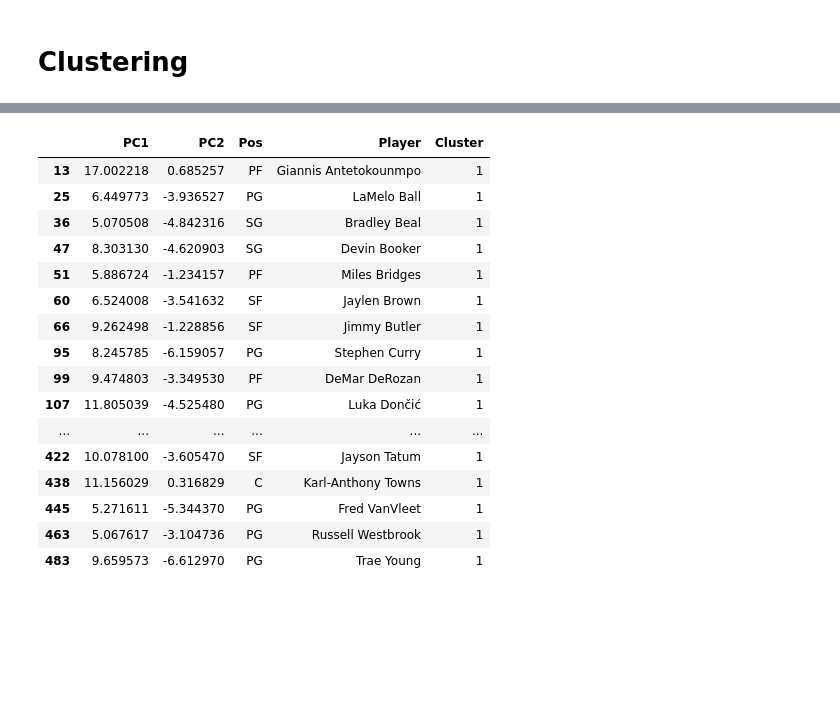
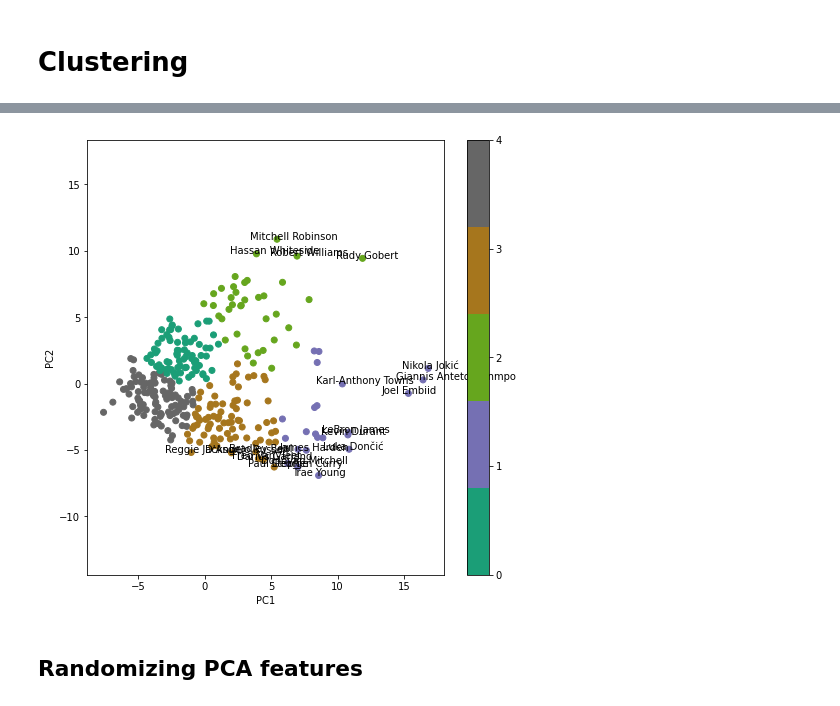
Before and after one commit to mibrahimfm/NBA-analysis, a Jupyter notebook: PlayerDimensionality.ipynb, the cells around one changed output, grey strips where cells are left out. Drawn from its saved outputs; the diff is of its cells as text; code cells hidden in the pictures; blank space fills up the shorter version.

Commit message:
Adding random PCA

```diff
--- a/PlayerDimensionality.ipynb
+++ b/PlayerDimensionality.ipynb
@@ -86,20 +83,15 @@ plt.show()
-# %%
-finalDf[finalDf["Cluster"] == 1]
-# %% [output]
-|  | PC1 | PC2 | Pos | Player | Cluster |
-| 13 | 17.002218 | 0.685257 | PF | Giannis Antetokounmpo | 1 |
-| 25 | 6.449773 | -3.936527 | PG | LaMelo Ball | 1 |
-| 36 | 5.070508 | -4.842316 | SG | Bradley Beal | 1 |
-| 47 | 8.303130 | -4.620903 | SG | Devin Booker | 1 |
-| 51 | 5.886724 | -1.234157 | PF | Miles Bridges | 1 |
-| 60 | 6.524008 | -3.541632 | SF | Jaylen Brown | 1 |
-| 66 | 9.262498 | -1.228856 | SF | Jimmy Butler | 1 |
-| 95 | 8.245785 | -6.159057 | PG | Stephen Curry | 1 |
-| 99 | 9.474803 | -3.349530 | PF | DeMar DeRozan | 1 |
-| 107 | 11.805039 | -4.525480 | PG | Luka Dončić | 1 |
-| ... | ... | ... | ... | ... | ... |
-| 422 | 10.078100 | -3.605470 | SF | Jayson Tatum | 1 |
-| 438 | 11.156029 | 0.316829 | C | Karl-Anthony Towns | 1 |
-| 445 | 5.271611 | -5.344370 | PG | Fred VanVleet | 1 |
-| 463 | 5.067617 | -3.104736 | PG | Russell Westbrook | 1 |
-| 483 | 9.659573 | -6.612970 | PG | Trae Young | 1 |
+# %%
+plt.figure(figsize=(8, 8))
+plt.scatter(finalDf["PC1"], finalDf["PC2"], c=finalDf['Cluster'], cmap=cmap)
+plt.xlabel("PC1")
+plt.ylabel("PC2")
+for i, row in finalDf.iterrows():
+    if row["PC1"] < -10 or row["PC2"] > 9 or row["PC1"] > 10 or row["PC2"] < -5:
+        plt.text(row["PC1"]-2, row["PC2"], row["Player"])
+plt.axis('equal')
+plt.colorbar(ticks=[0, 1, 2, 3, 4])
+plt.show()
+# %% [output]
+[figure, added]
+# %% [markdown]
+## Randomizing PCA features
```
Also changed, not shown: parts of 14 cells of this notebook, 2 other files.
